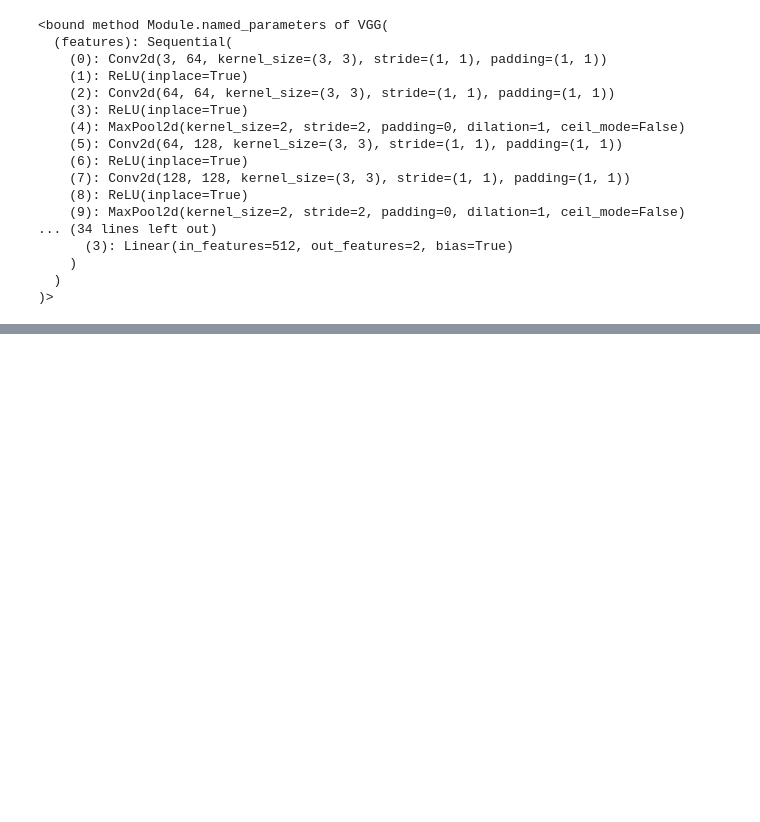
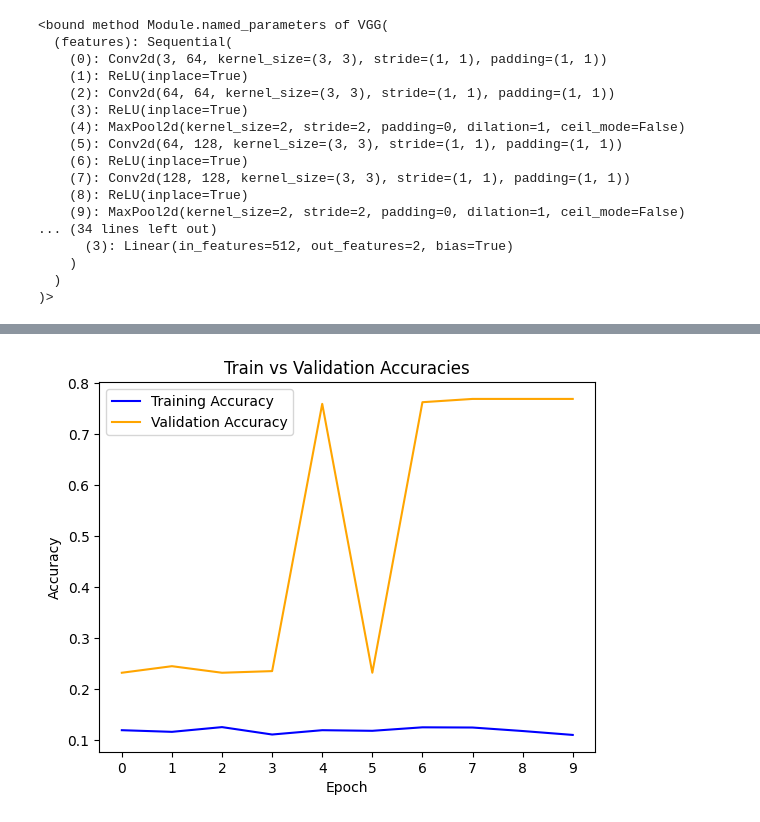
Before and after one commit to apurba-das/HarvestNet-Vegetable_and_Fruit_Recognition_using_CNN, a Jupyter notebook: Small Dataset (No transfer learning)/Fresh_and_Rotten_Classification_VGG16_small.ipynb, the cells around one changed output, grey strips where cells are left out. Cells and saved outputs as stored; diff of their text form; code cells hidden in the pictures; blank space fills up the shorter version.

```diff
--- a/Small Dataset (No transfer learning)/Fresh_and_Rotten_Classification_VGG16_small.ipynb
+++ b/Small Dataset (No transfer learning)/Fresh_and_Rotten_Classification_VGG16_small.ipynb
@@ -333,3 +330,15 @@ for i in range(len(hist[2])):
     else:
       train_accuracies.append(hist[2][i].numpy().tolist())
       test_accuracies.append(hist[3][i].numpy().tolist())
+# %%
+sns.lineplot(x = range(10), y = train_accuracies, color = "blue", label = "Training Accuracy")
+sns.lineplot(x = range(10), y = test_accuracies, color = "orange", label = "Validation Accuracy")
+plt.title("Train vs Validation Accuracies")
+plt.xlabel("Epoch")
+plt.ylabel("Accuracy")
+plt.xticks(range(0,10))
+plt.yticks(label = range(0,1))
+plt.legend()
+plt.show()
+# %% [output]
+[figure, added]
```
Also changed, not shown: parts of 17 cells of this notebook.
